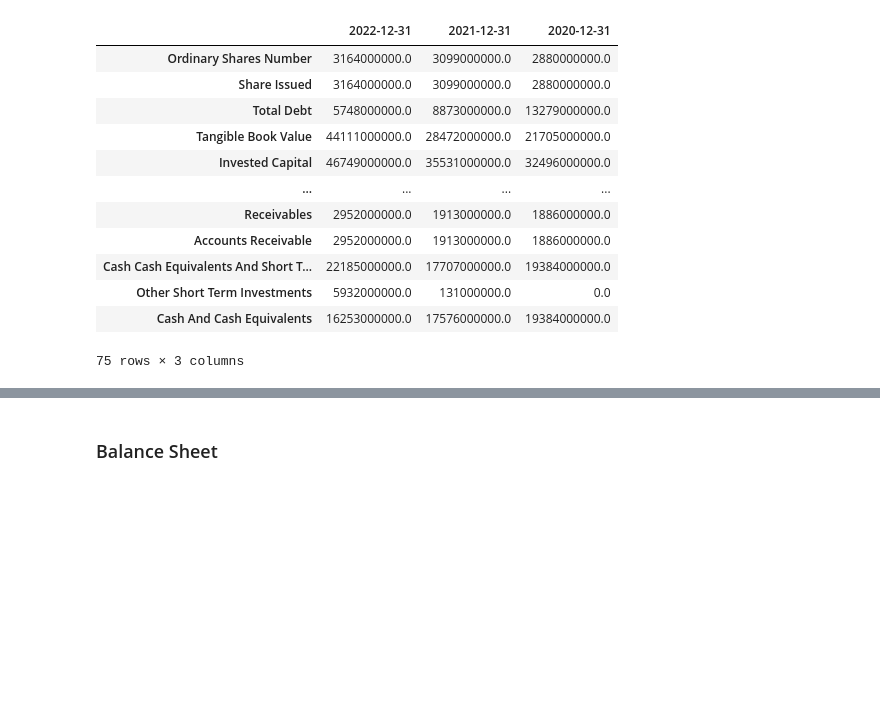
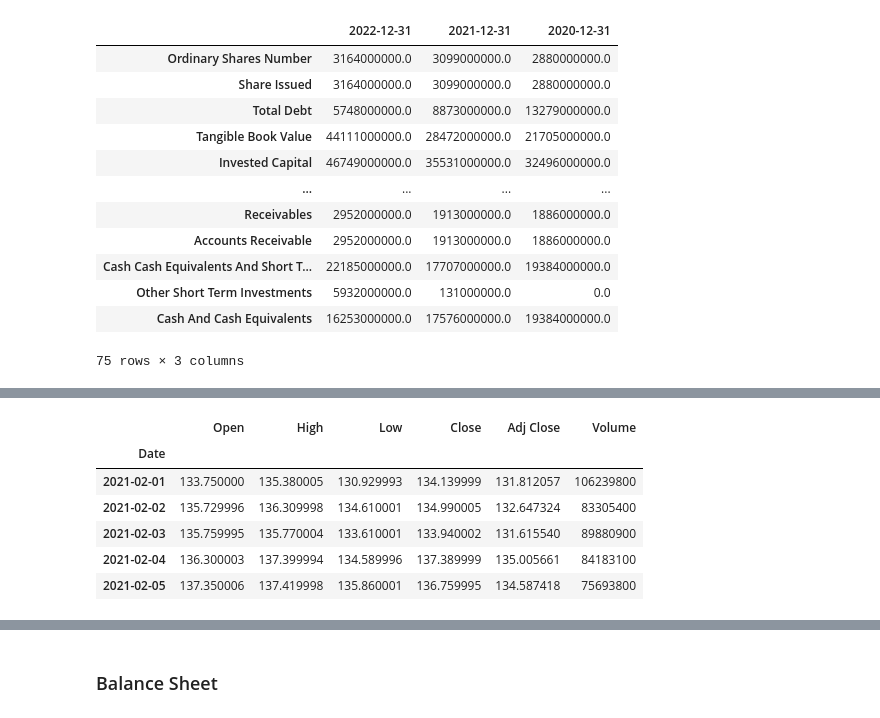
Before and after one commit to JustinEBlake/project_3, a Jupyter notebook: main/deepika.ipynb, the cells around one changed output, grey strips where cells are left out. Cells and saved outputs as stored; diff of their text form; code cells hidden in the pictures; blank space fills up the shorter version.

```diff
--- a/main/main.ipynb
+++ b/main/deepika.ipynb
@@ -112,0 +127,4 @@ stocks_df.to_csv("../Resources/tesla_stocks.csv")
+# %%
+# Retrieve the stocks data
+stocks_aapl = yf.download("AAPL", start=start_date, end=end_date)
+print(stocks_aapl)
@@ -112,0 +150,12 @@ stocks_df.to_csv("../Resources/tesla_stocks.csv")
+# %%
+# Create the dataframe
+stocks_aapl = pd.DataFrame(stocks_aapl)
+stocks_aapl.head()
+# %% [output]
+|  | Open | High | Low | Close | Adj Close | Volume |
+| Date |  |  |  |  |  |  |
+| 2021-02-01 | 133.750000 | 135.380005 | 130.929993 | 134.139999 | 131.812057 | 106239800 |
+| 2021-02-02 | 135.729996 | 136.309998 | 134.610001 | 134.990005 | 132.647324 | 83305400 |
+| 2021-02-03 | 135.759995 | 135.770004 | 133.610001 | 133.940002 | 131.615540 | 89880900 |
+| 2021-02-04 | 136.300003 | 137.399994 | 134.589996 | 137.389999 | 135.005661 | 84183100 |
+| 2021-02-05 | 137.350006 | 137.419998 | 135.860001 | 136.759995 | 134.587418 | 75693800 |
```
Also changed, not shown: parts of 17 cells of this notebook.
